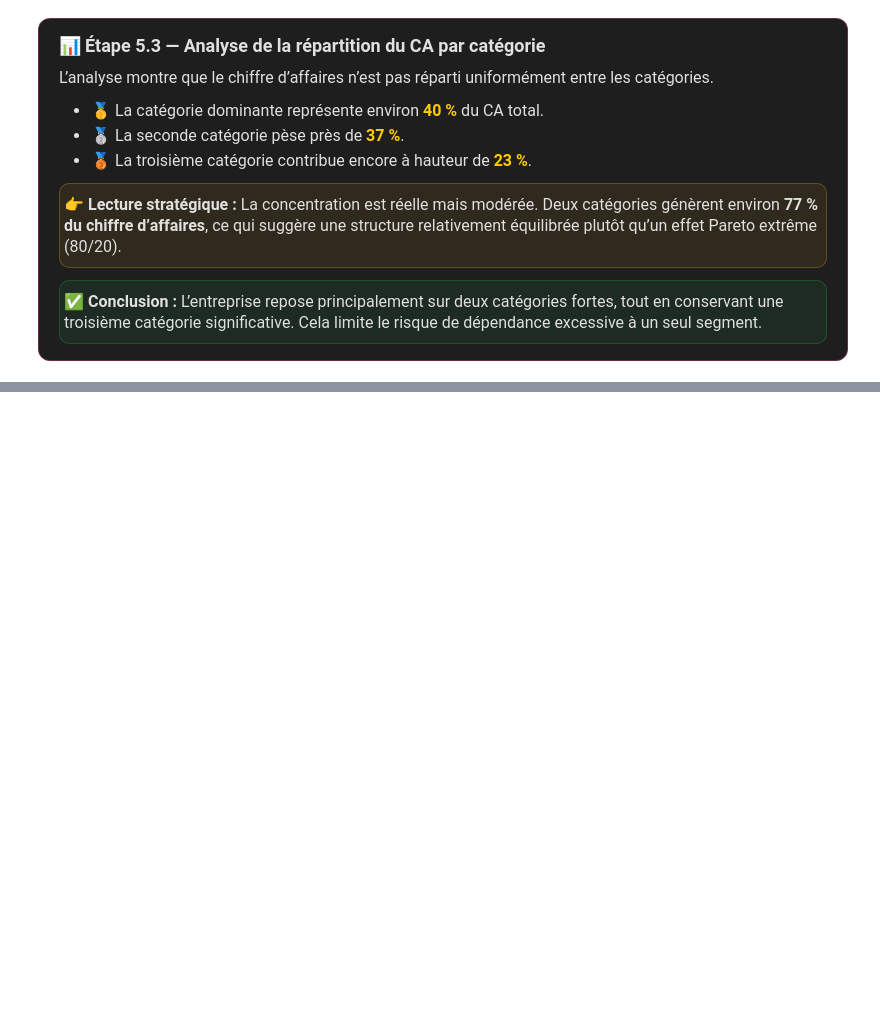
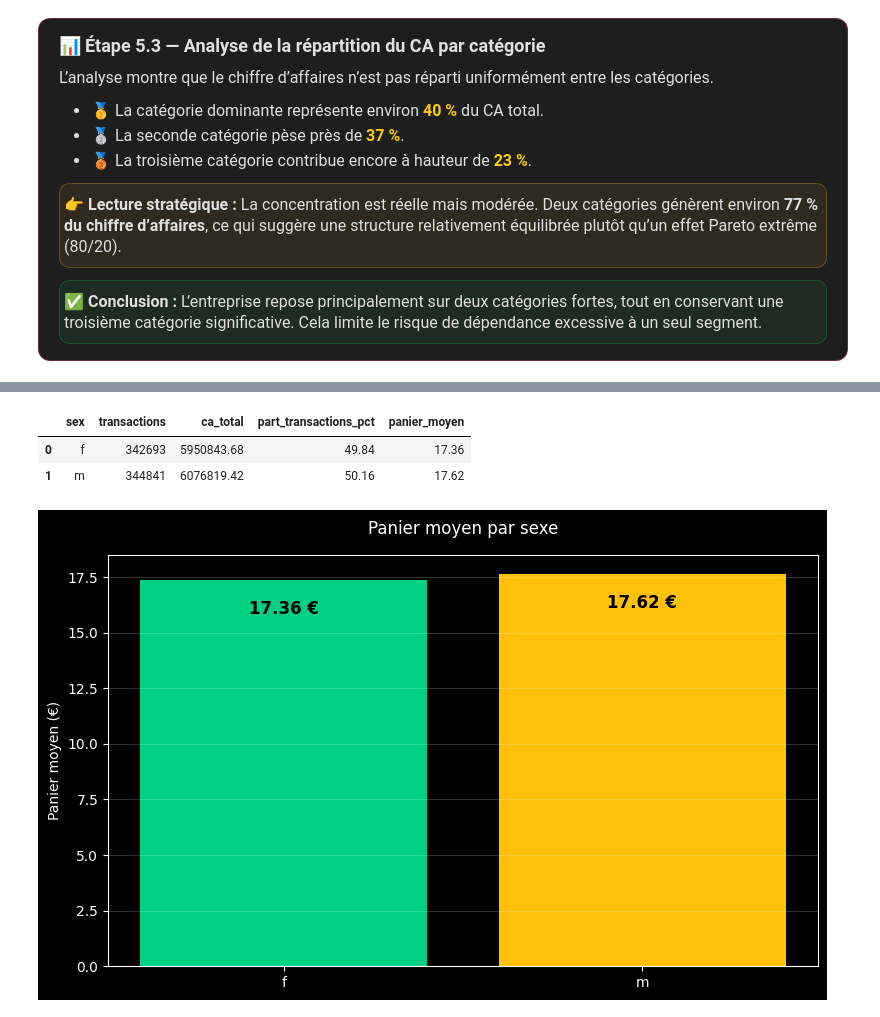
Before and after one commit to Stephane-OC/lapage, a Jupyter notebook: analyse_lapage.ipynb, the cells around one changed output, grey strips where cells are left out. Cells and saved outputs as stored; diff of their text form; code cells hidden in the pictures; blank space fills up the shorter version.

```diff
--- a/analyse_lapage.ipynb
+++ b/analyse_lapage.ipynb
@@ -4105,0 +4297,43 @@ plt.show()
+# %%
+# Panier moyen par sexe
+
+client_profile["panier_moyen"] = (
+    client_profile["ca_total"] / client_profile["transactions"]
+).round(2)
+
+display(client_profile)
+# %% [output]
+|  | sex | transactions | ca_total | part_transactions_pct | panier_moyen |
+| 0 | f | 342693 | 5950843.68 | 49.84 | 17.36 |
+| 1 | m | 344841 | 6076819.42 | 50.16 | 17.62 |
+# %%
+# Graphique panier moyen par sexe
+fig, ax = plt.subplots(figsize=(8,5))
+
+bars = ax.bar(
+    client_profile["sex"].astype(str),
+    client_profile["panier_moyen"],
+    color=["#00d084", "#ffc107"]
+)
+
+ax.set_title("Panier moyen par sexe", pad=15)
+ax.set_ylabel("Panier moyen (€)")
+ax.grid(axis="y", alpha=0.2)
+
+for bar in bars:
+    height = bar.get_height()
+    ax.text(
+        bar.get_x() + bar.get_width()/2,
+        height*0.95,
+        f"{height:.2f} €",
+        ha="center",
+        va="top",
+        fontsize=12,
+        fontweight="bold",
+        color="black"
+    )
+
+plt.tight_layout()
+plt.show()
+# %% [output]
+[figure, added]
```
Also changed, not shown: parts of 45 cells of this notebook, 1 other file.
